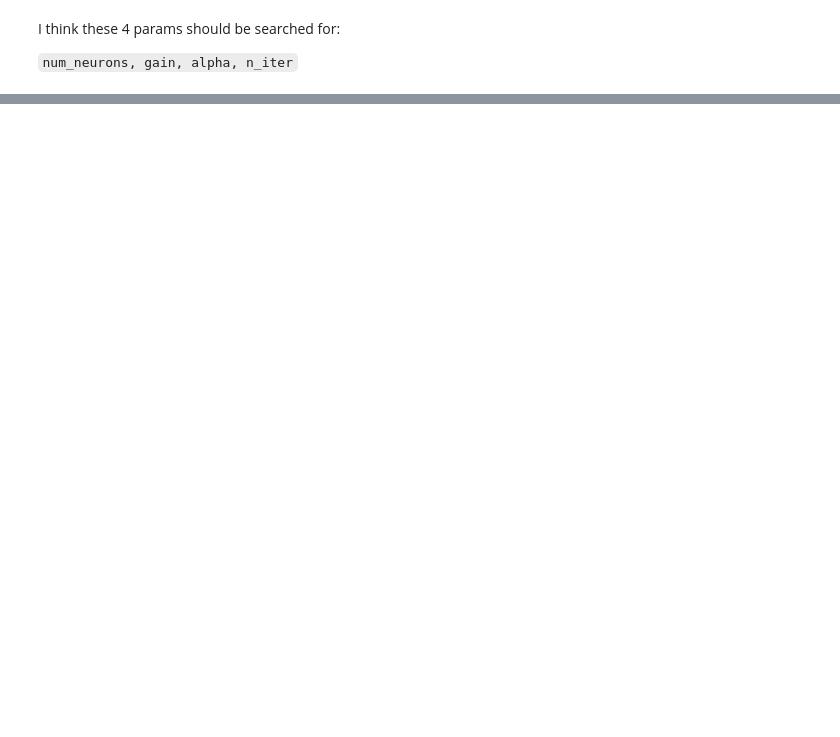
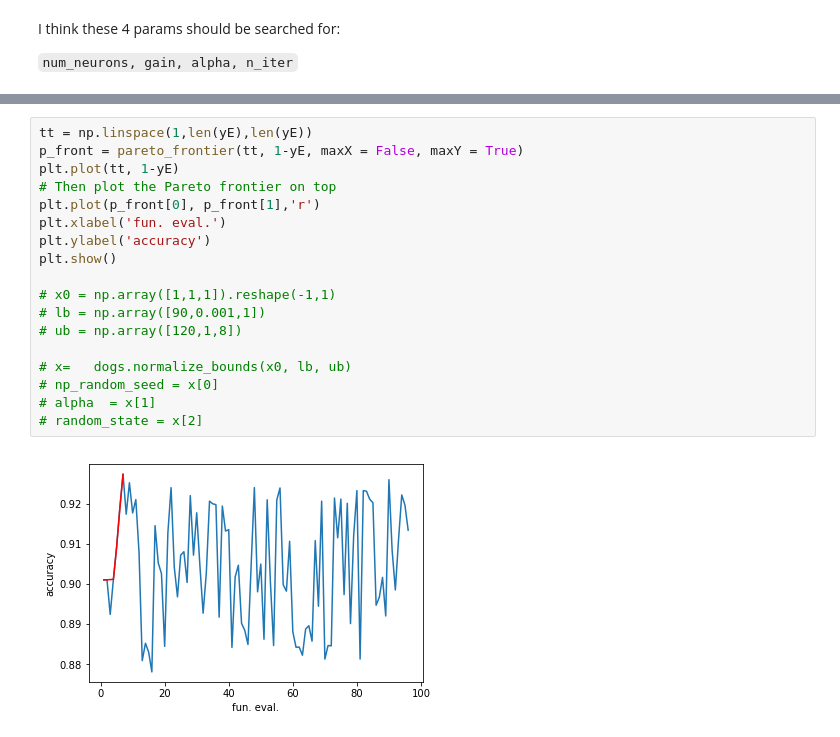
Before and after one commit to salimoha/mnist-mlp, a Jupyter notebook: demo.ipynb, the cells around one changed output, grey strips where cells are left out. Drawn from its saved outputs; the diff is of its cells as text; blank space fills up the shorter version.

```diff
--- a/demo.ipynb
+++ b/demo.ipynb
@@ -47,0 +477,20 @@ I think these 4 params should be  searched for:
+# %%
+tt = np.linspace(1,len(yE),len(yE))
+p_front = pareto_frontier(tt, 1-yE, maxX = False, maxY = True)
+plt.plot(tt, 1-yE)
+# Then plot the Pareto frontier on top
+plt.plot(p_front[0], p_front[1],'r')
+plt.xlabel('fun. eval.')
+plt.ylabel('accuracy')
+plt.show()
+
+# x0 = np.array([1,1,1]).reshape(-1,1)
+# lb = np.array([90,0.001,1])
+# ub = np.array([120,1,8])
+
+# x=   dogs.normalize_bounds(x0, lb, ub)
+# np_random_seed = x[0]
+# alpha  = x[1]
+# random_state = x[2]
+# %% [output]
+[figure, added]
```
Also changed, not shown: parts of 22 cells of this notebook.
